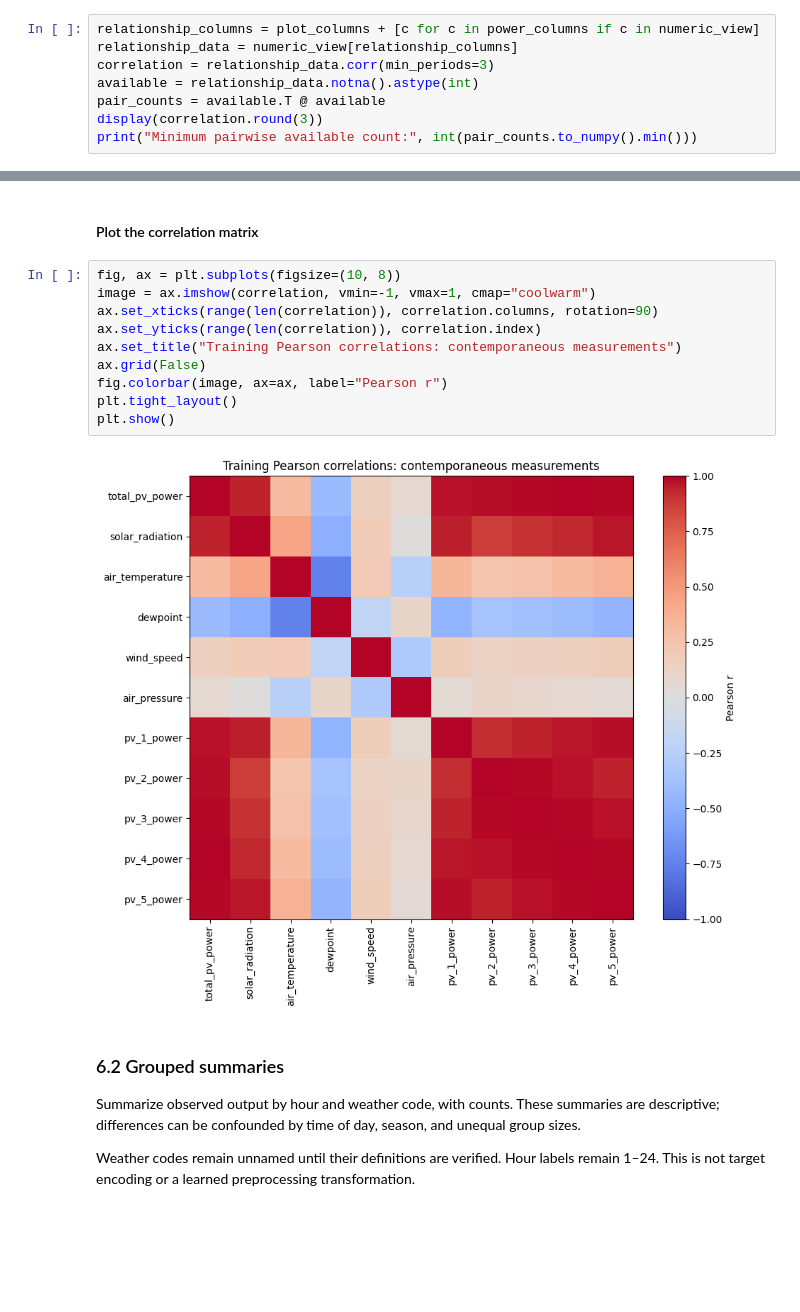
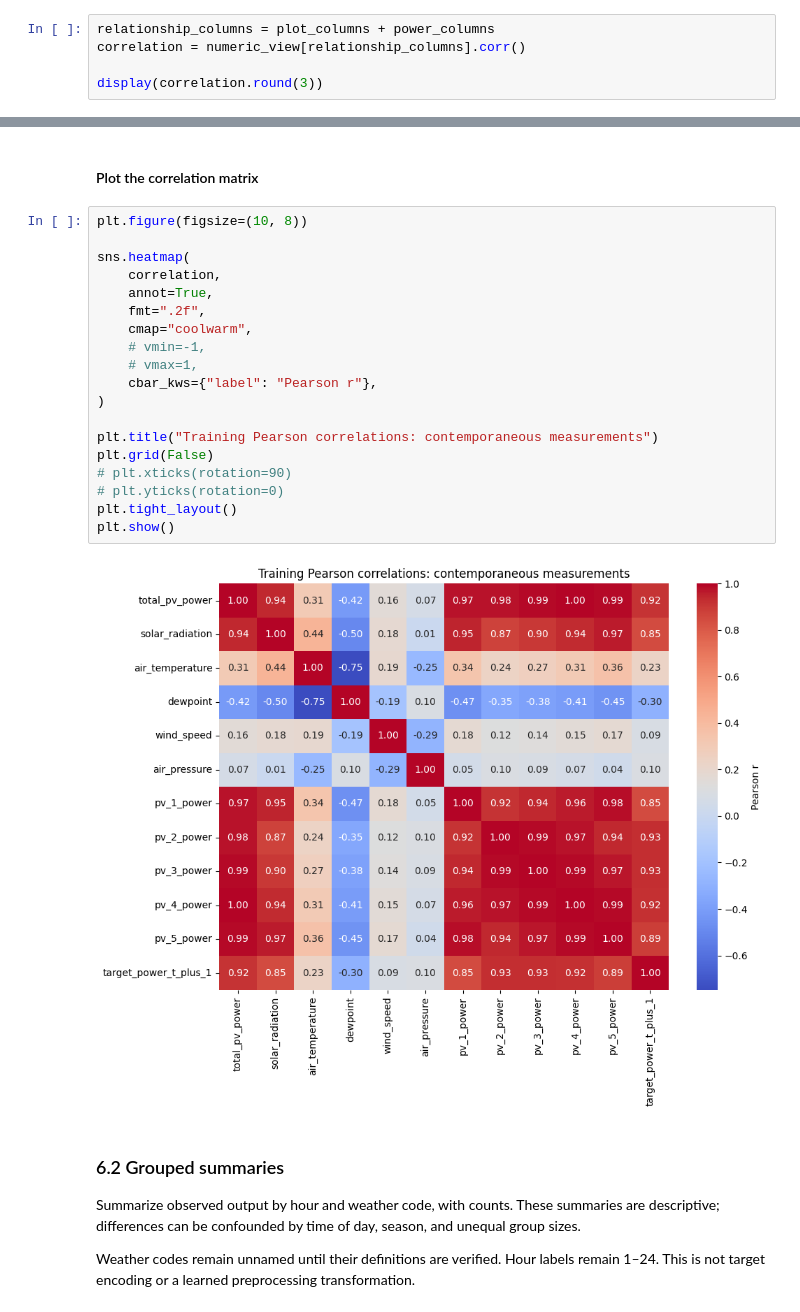
Before and after one commit to SepehrShakibi/applied-ml-dl-for-photovoltaics-with-python, a Jupyter notebook: 03_data_preprocessing/03_03_dataset_understanding_and_eda_pv_time_series.ipynb, the cells around one changed output, grey strips where cells are left out. Cells and saved outputs as stored; diff of their text form; blank space fills up the shorter version.

```diff
--- a/03_data_preprocessing/03_03_dataset_understanding_and_eda_pv_time_series.ipynb
+++ b/03_data_preprocessing/03_03_dataset_understanding_and_eda_pv_time_series.ipynb
@@ -595,13 +596,10 @@ plt.show()
 # %% [markdown]
 #### Calculate correlations
 # %%
-relationship_columns = plot_columns + [c for c in power_columns if c in numeric_view]
-relationship_data = numeric_view[relationship_columns]
-correlation = relationship_data.corr(min_periods=3)
-available = relationship_data.notna().astype(int)
-pair_counts = available.T @ available
+relationship_columns = plot_columns + power_columns
+correlation = numeric_view[relationship_columns].corr()
+
 display(correlation.round(3))
-print("Minimum pairwise available count:", int(pair_counts.to_numpy().min()))
 # %% [output]
 |  | total_pv_power | solar_radiation | air_temperature | dewpoint | wind_speed | air_pressure | pv_1_power | ... |
 | total_pv_power | 1.000 | 0.939 | 0.306 | -0.419 | 0.155 | 0.070 | 0.974 | ... |
@@ -619,17 +617,26 @@ Minimum pairwise available count: 4955
 # %% [markdown]
 #### Plot the correlation matrix
 # %%
-fig, ax = plt.subplots(figsize=(10, 8))
-image = ax.imshow(correlation, vmin=-1, vmax=1, cmap="coolwarm")
-ax.set_xticks(range(len(correlation)), correlation.columns, rotation=90)
-ax.set_yticks(range(len(correlation)), correlation.index)
-ax.set_title("Training Pearson correlations: contemporaneous measurements")
-ax.grid(False)
-fig.colorbar(image, ax=ax, label="Pearson r")
+plt.figure(figsize=(10, 8))
+
+sns.heatmap(
+    correlation,
+    annot=True,
+    fmt=".2f",
+    cmap="coolwarm",
+    # vmin=-1,
+    # vmax=1,
+    cbar_kws={"label": "Pearson r"},
+)
+
+plt.title("Training Pearson correlations: contemporaneous measurements")
+plt.grid(False)
+# plt.xticks(rotation=90)
+# plt.yticks(rotation=0)
 plt.tight_layout()
 plt.show()
 # %% [output]
-[figure, old version]
+[figure, new version]
 # %% [markdown]
 ### 6.2 Grouped summaries
 Summarize observed output by hour and weather code, with counts. These summaries are descriptive; differences can be confounded by time of day, season, and unequal group sizes.
```
Also changed, not shown: parts of 2 cells of this notebook.
